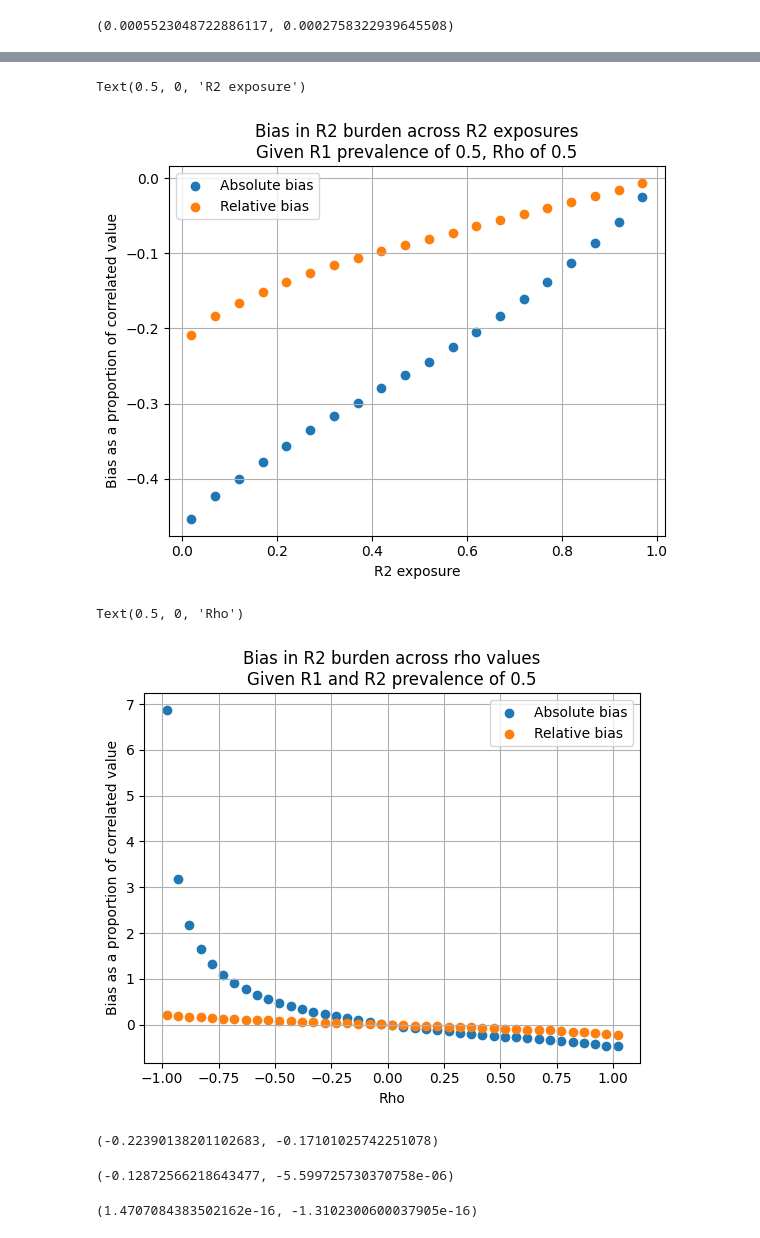
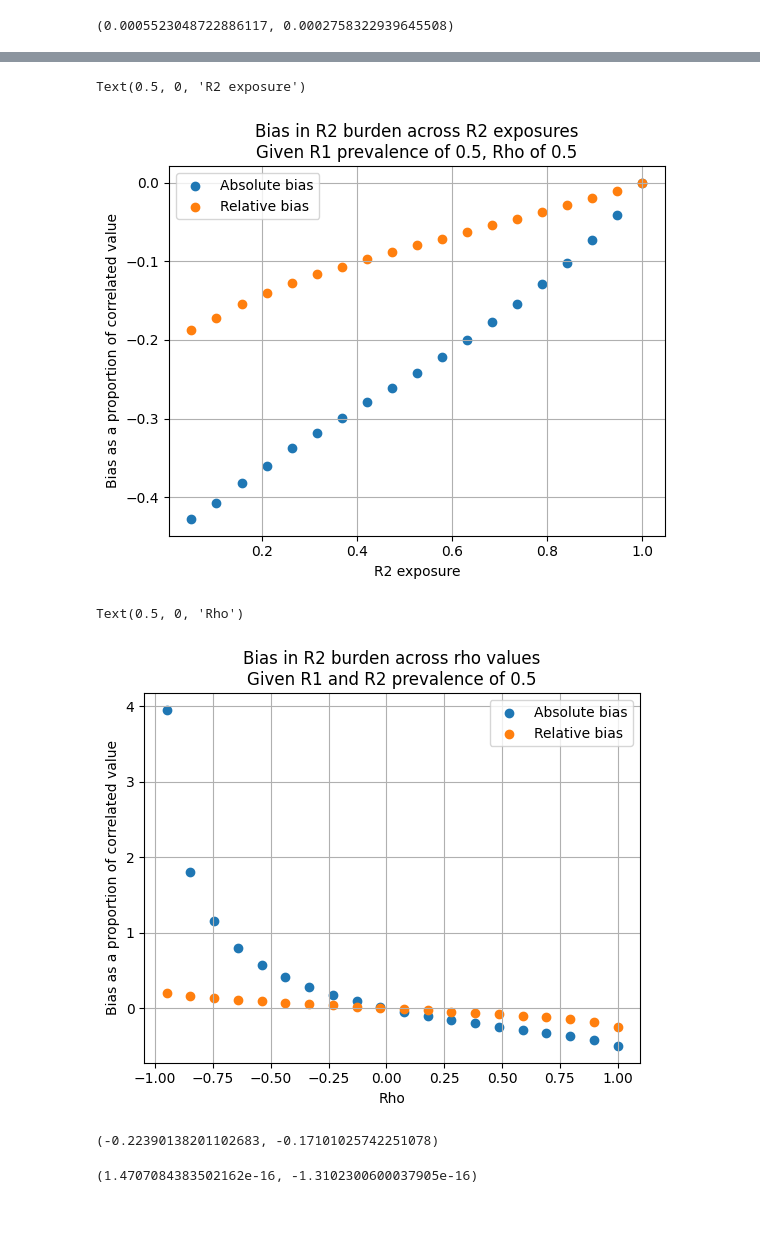
Before and after one commit to ihmeuw/vivarium_research, a Jupyter notebook: docs/source/model_design/vivarium_model_components/risk_factors/risk_correlation/bias_quantification.ipynb, the cells around one changed output, grey strips where cells are left out. Cells and saved outputs as stored; diff of their text form; code cells hidden in the pictures.

```diff
--- a/docs/source/model_design/vivarium_model_components/risk_factors/risk_correlation/bias_quantification.ipynb
+++ b/docs/source/model_design/vivarium_model_components/risk_factors/risk_correlation/bias_quantification.ipynb
@@ -78,20 +96,12 @@ plt.xlabel('R1 exposure')
 Text(0.5, 0, 'R1 exposure')
 [figure]
 # %%
-val = 0.05
-
-vals = [-0.98]
-while vals[len(vals) - 1] < 1:
-    vals.append(vals[len(vals)-1] + val)
-
 plt.figure()
-for exp in vals:
+for exp in np.linspace(-0.95, 1.0, num=39):
     absolute_bias, relative_bias = calculate_bias_dichotomous_risks(0.5, 0.5, exp, 10_000)
     plt.scatter(exp, absolute_bias, color='tab:blue')
-    #plt.scatter(exp, relative_bias, color='tab:orange')
 plt.grid()
 plt.title('Bias in intervention eligibility across Rho values\nGiven R1 and R2 expousre values of 0.5')
-#plt.legend(['Absolute bias','Relative bias'])
 plt.ylabel('Absolute bias')
 plt.xlabel('Rho')
 # %% [output]
@@ -152,11 +165,11 @@ In this example of estimating the effect of antenatal balanced energy protein (B
 # %%
 """
 Calculates absolute and relative error in the change in pre and post intervention
-population average R2 relative risk for outcome O2 in the diagram above, assuming
-R1 and R2 are dichotomour risk factors with the
+population average R2 relative risk for outcome O2 in the diagram above.
+Assumes R1 and R2 are dichotomous risk factors with the
 defined values for R1 exposure, R2 exposure, correlation between R1 and R2 (rho),
 and the intervention effect on R2 (probability that intervention will change exposure
-status of R2 from exposed to unexposed given intervention elibility (R1 exposure))
+status of R2 from exposed to unexposed given intervention elibility (R1 exposure)).
 
 Absolute error is defined as the difference in pre- and post-intervention population
 average R2 relative risk while failing to consider R1 and R2 correlation and while
@@ -172,7 +185,7 @@ the R1 and R2 correlation.
 # note that the absolute scale is what we typically measure for "cases averted" due to an intervention
 
 
-def scenario_3_dichotomous_risks(r1_exp, r2_exp, rho, int_r2_rr, N):
+def scenario_2_dichotomous_risks(r1_exp, r2_exp, rho, int_r2_rr, N):
     np.random.seed(1)
     df = pd.DataFrame(index=range(N))
     probit_propensity = np.random.multivariate_normal([0,0], [[1, rho],
@@ -229,14 +242,14 @@ scenario_3_dichotomous_risks(r1_exp=1, # effectively removes influence of target
 (0.0005523048722886117, 0.0002758322939645508)
 # %%
 plt.figure()
-for val in [val for val in vals if val > 0 and val < 1]:
-    result = scenario_3_dichotomous_risks(r1_exp=val,
+for val in np.linspace(0, 1.0, num=20):
+    abs_bias, rel_bias = scenario_2_dichotomous_risks(r1_exp=val,
                              r2_exp=r2_exp,
                              rho=rho,
                              int_r2_rr=int_r2_rr,
                              N=N)
-    plt.scatter(val, result[0], color='tab:blue')
-    plt.scatter(val, result[1], color='tab:orange')
+    plt.scatter(val, abs_bias, color='tab:blue')
+    plt.scatter(val, rel_bias, color='tab:orange')
 plt.grid()
 plt.title('Bias in R2 burden across R1 exposures\nGiven R2 prevalence of 0.5, Rho of 0.5')
 plt.legend(['Absolute bias','Relative bias'])
@@ -248,13 +261,13 @@ Text(0.5, 0, 'R1 exposure')
 # %%
 plt.figure()
-for val in [val for val in vals if val > 0 and val < 1]:
-    result = scenario_3_dichotomous_risks(r1_exp=r1_exp,
+for val in np.linspace(0, 1.0, num=20):
+    abs_bias, rel_bias = scenario_2_dichotomous_risks(r1_exp=r1_exp,
                              r2_exp=val,
                              rho=rho,
                              int_r2_rr=int_r2_rr,
                              N=N)
-    plt.scatter(val, result[0], color='tab:blue')
-    plt.scatter(val, result[1], color='tab:orange')
+    plt.scatter(val, abs_bias, color='tab:blue')
+    plt.scatter(val, rel_bias, color='tab:orange')
 plt.grid()
 plt.title('Bias in R2 burden across R2 exposures\nGiven R1 prevalence of 0.5, Rho of 0.5')
 plt.legend(['Absolute bias','Relative bias'])
@@ -262,25 +275,25 @@ plt.ylabel('Bias as a proportion of correlated value')
 plt.xlabel('R2 exposure')
 # %% [output]
 Text(0.5, 0, 'R2 exposure')
-[figure, old version]
+[figure, new version]
 # %%
 plt.figure()
-for val in vals:
-    result = scenario_3_dichotomous_risks(r1_exp=r1_exp,
+for val in np.linspace(-0.95, 1.0, num=20):
+    abs_bias, rel_bias = scenario_2_dichotomous_risks(r1_exp=r1_exp,
                              r2_exp=r2_exp,
                              rho=val,
                              int_r2_rr=int_r2_rr,
                              N=N)
-    plt.scatter(val, result[0], color='tab:blue')
-    plt.scatter(val, result[1], color='tab:orange')
+    plt.scatter(val, abs_bias, color='tab:blue')
+    plt.scatter(val, rel_bias, color='tab:orange')
 plt.grid()
 plt.title('Bias in R2 burden across rho values\nGiven R1 and R2 prevalence of 0.5')
 plt.legend(['Absolute bias','Relative bias'])
 plt.ylabel('Bias as a proportion of correlated value')
 plt.xlabel('Rho')
 # %% [output]
 Text(0.5, 0, 'Rho')
-[figure, old version]
+[figure, new version]
 # %%
 """
 Calculates absolute and relative error in the change in pre and post intervention
@@ -373,24 +386,6 @@ scenario_2_continuous_risks(r1_mean=r1_mean,
 # -17% bias in the average R2 post-intervention relative risk on the relative scale
 # %% [output]
 (-0.22390138201102683, -0.17101025742251078)
-# %%
-# if we set risk TMRELs to zero (below the minimum observed value), we effectively
-# create a linear risk effect (with no functional TMREL category)
-
-scenario_2_continuous_risks(r1_mean=r1_mean,
-                            r1_sd=r1_sd,
-                            r2_mean=r1_mean,
-                            r2_sd=r2_sd,
-                            r2_tmrel=0, # set to zero to make risk effect linear
-                            r2_rr=r2_rr,
-                            rho=rho,
-                            r2_delta=r2_delta,
-                            r1_threshold=r1_threshold,
-                            N=N)
-
-# in this case, there is bias in the average post-intervention R2 RR on the absolute, but not relative scale
-# %% [output]
-(-0.12872566218643477, -5.599725730370758e-06)
 # %%
 # Setting the R1 targeting threshold to zero (below the minimum observed exposure value)
 # effectively removes targeting and the entire population receives the intervention
```
Also changed, not shown: parts of 37 cells of this notebook, 4 other files.
